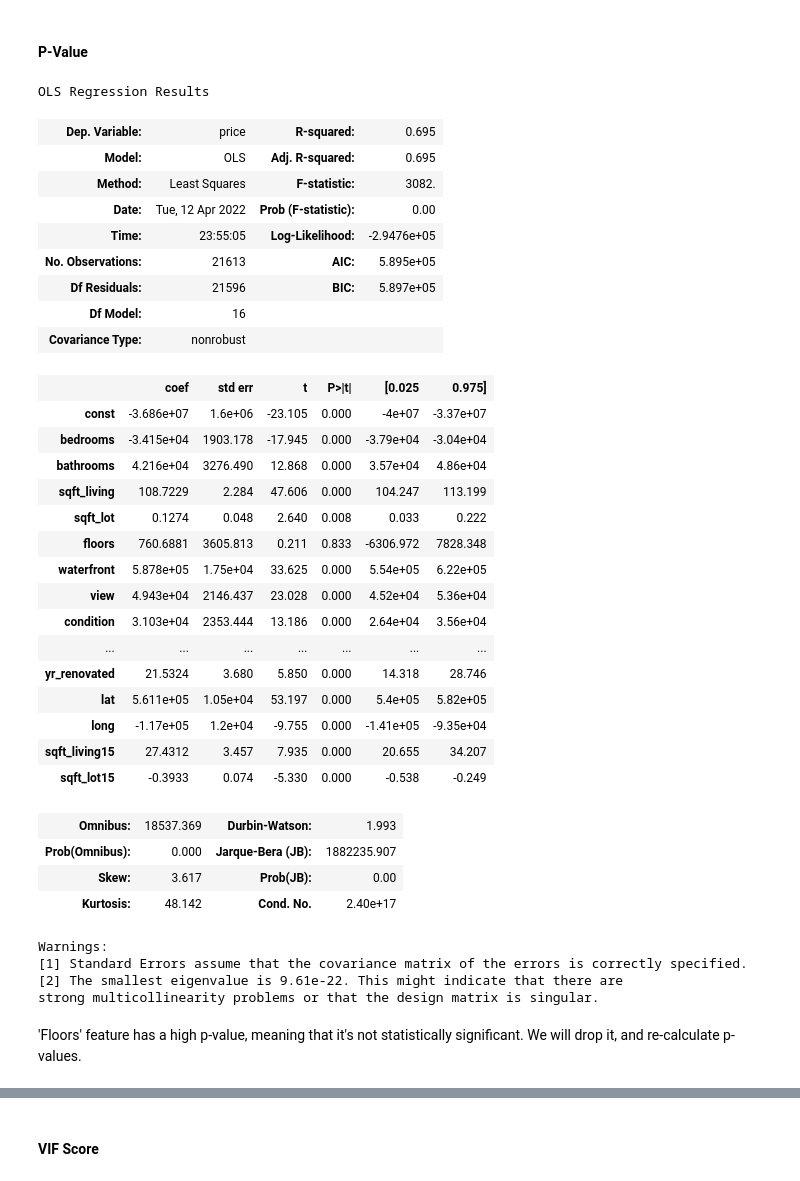
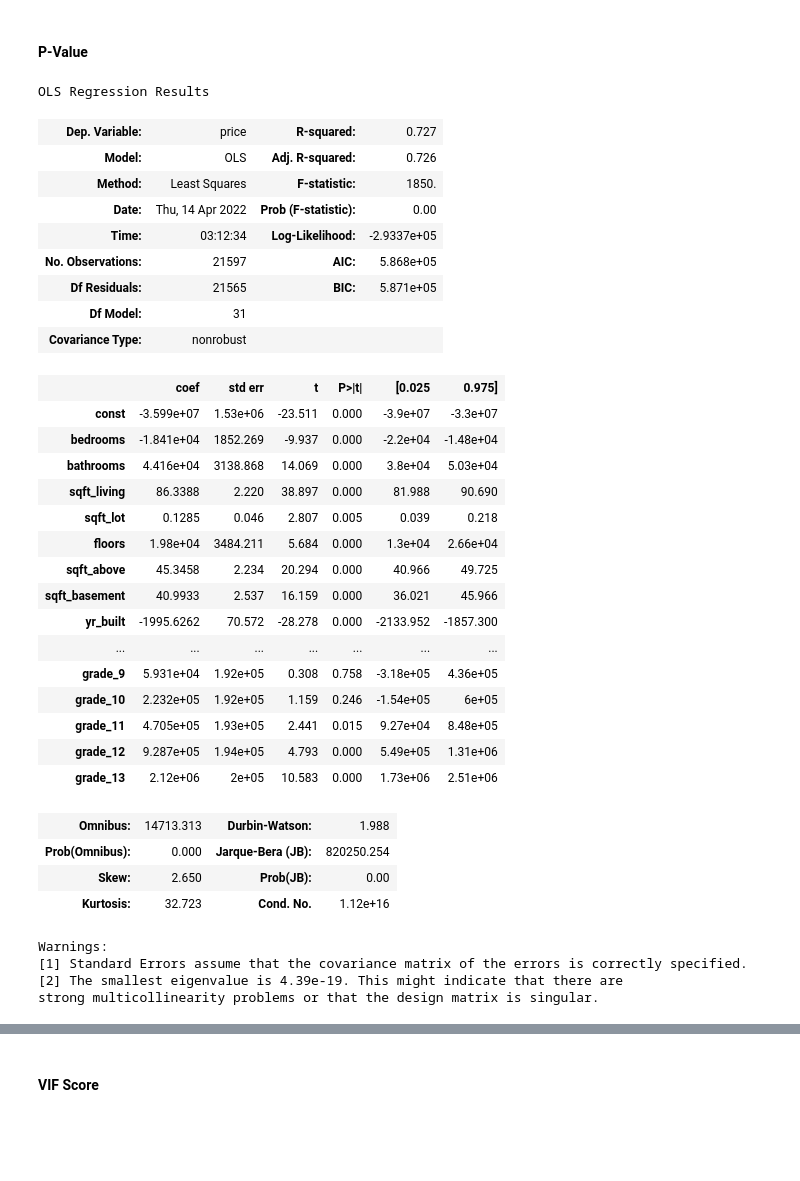
Before and after one commit to FelipeBuongermino/usa_housing, a Jupyter notebook: notebooks/USA_housing_analysis.ipynb, the cells around one changed output, grey strips where cells are left out. Drawn from its saved outputs; the diff is of its cells as text; code cells hidden in the pictures; blank space fills up the shorter version.

Commit message:
Filter methods and Wrapper Methods

```diff
--- a/notebooks/USA_housing_analysis.ipynb
+++ b/notebooks/USA_housing_analysis.ipynb
@@ -118,0 +186,3 @@ y = df['price']
+# %%
+df_cat_dum = pd.get_dummies(df_cat,columns=['waterfront', 'view', 'condition', 'grade'],drop_first=True)
+df_cat_dum
@@ -118,0 +203,3 @@ y = df['price']
+# %%
+df_concat=pd.concat([novo_df,df_cat_dum],axis=1)
+df_concat
@@ -119,43 +220,45 @@ y = df['price']
 # %% [markdown]
 #### P-Value
+# %%
+df_concat_no_price = df_concat.drop(['price'], axis=1)
+# %%
+y = df_concat['price']
 # %%
 import statsmodels.api as sm
-ols = sm.OLS(y, sm.add_constant(X)).fit()
+ols = sm.OLS(y, sm.add_constant(df_concat_no_price)).fit()
 ols.summary()
 # %% [output]
 OLS Regression Results
-| Dep. Variable: | price | R-squared: | 0.695 |
-| Model: | OLS | Adj. R-squared: | 0.695 |
-| Method: | Least Squares | F-statistic: | 3082. |
-| Date: | Tue, 12 Apr 2022 | Prob (F-statistic): | 0.00 |
-| Time: | 23:55:05 | Log-Likelihood: | -2.9476e+05 |
-| No. Observations: | 21613 | AIC: | 5.895e+05 |
-| Df Residuals: | 21596 | BIC: | 5.897e+05 |
-| Df Model: | 16 |  |  |
+| Dep. Variable: | price | R-squared: | 0.727 |
+| Model: | OLS | Adj. R-squared: | 0.726 |
+| Method: | Least Squares | F-statistic: | 1850. |
+| Date: | Thu, 14 Apr 2022 | Prob (F-statistic): | 0.00 |
+| Time: | 03:12:34 | Log-Likelihood: | -2.9337e+05 |
+| No. Observations: | 21597 | AIC: | 5.868e+05 |
+| Df Residuals: | 21565 | BIC: | 5.871e+05 |
+| Df Model: | 31 |  |  |
 | Covariance Type: | nonrobust |  |  |
 |  | coef | std err | t | P>|t| | [0.025 | 0.975] |
-| const | -3.686e+07 | 1.6e+06 | -23.105 | 0.000 | -4e+07 | -3.37e+07 |
-| bedrooms | -3.415e+04 | 1903.178 | -17.945 | 0.000 | -3.79e+04 | -3.04e+04 |
-| bathrooms | 4.216e+04 | 3276.490 | 12.868 | 0.000 | 3.57e+04 | 4.86e+04 |
-| sqft_living | 108.7229 | 2.284 | 47.606 | 0.000 | 104.247 | 113.199 |
-| sqft_lot | 0.1274 | 0.048 | 2.640 | 0.008 | 0.033 | 0.222 |
-| floors | 760.6881 | 3605.813 | 0.211 | 0.833 | -6306.972 | 7828.348 |
-| waterfront | 5.878e+05 | 1.75e+04 | 33.625 | 0.000 | 5.54e+05 | 6.22e+05 |
-| view | 4.943e+04 | 2146.437 | 23.028 | 0.000 | 4.52e+04 | 5.36e+04 |
-| condition | 3.103e+04 | 2353.444 | 13.186 | 0.000 | 2.64e+04 | 3.56e+04 |
+| const | -3.599e+07 | 1.53e+06 | -23.511 | 0.000 | -3.9e+07 | -3.3e+07 |
+| bedrooms | -1.841e+04 | 1852.269 | -9.937 | 0.000 | -2.2e+04 | -1.48e+04 |
+| bathrooms | 4.416e+04 | 3138.868 | 14.069 | 0.000 | 3.8e+04 | 5.03e+04 |
+| sqft_living | 86.3388 | 2.220 | 38.897 | 0.000 | 81.988 | 90.690 |
+| sqft_lot | 0.1285 | 0.046 | 2.807 | 0.005 | 0.039 | 0.218 |
+| floors | 1.98e+04 | 3484.211 | 5.684 | 0.000 | 1.3e+04 | 2.66e+04 |
+| sqft_above | 45.3458 | 2.234 | 20.294 | 0.000 | 40.966 | 49.725 |
+| sqft_basement | 40.9933 | 2.537 | 16.159 | 0.000 | 36.021 | 45.966 |
+| yr_built | -1995.6262 | 70.572 | -28.278 | 0.000 | -2133.952 | -1857.300 |
 | ... | ... | ... | ... | ... | ... | ... |
-| yr_renovated | 21.5324 | 3.680 | 5.850 | 0.000 | 14.318 | 28.746 |
-| lat | 5.611e+05 | 1.05e+04 | 53.197 | 0.000 | 5.4e+05 | 5.82e+05 |
-| long | -1.17e+05 | 1.2e+04 | -9.755 | 0.000 | -1.41e+05 | -9.35e+04 |
-| sqft_living15 | 27.4312 | 3.457 | 7.935 | 0.000 | 20.655 | 34.207 |
-| sqft_lot15 | -0.3933 | 0.074 | -5.330 | 0.000 | -0.538 | -0.249 |
+| grade_9 | 5.931e+04 | 1.92e+05 | 0.308 | 0.758 | -3.18e+05 | 4.36e+05 |
+| grade_10 | 2.232e+05 | 1.92e+05 | 1.159 | 0.246 | -1.54e+05 | 6e+05 |
+| grade_11 | 4.705e+05 | 1.93e+05 | 2.441 | 0.015 | 9.27e+04 | 8.48e+05 |
+| grade_12 | 9.287e+05 | 1.94e+05 | 4.793 | 0.000 | 5.49e+05 | 1.31e+06 |
+| grade_13 | 2.12e+06 | 2e+05 | 10.583 | 0.000 | 1.73e+06 | 2.51e+06 |
-| Omnibus: | 18537.369 | Durbin-Watson: | 1.993 |
-| Prob(Omnibus): | 0.000 | Jarque-Bera (JB): | 1882235.907 |
-| Skew: | 3.617 | Prob(JB): | 0.00 |
-| Kurtosis: | 48.142 | Cond. No. | 2.40e+17 |
+| Omnibus: | 14713.313 | Durbin-Watson: | 1.988 |
+| Prob(Omnibus): | 0.000 | Jarque-Bera (JB): | 820250.254 |
+| Skew: | 2.650 | Prob(JB): | 0.00 |
+| Kurtosis: | 32.723 | Cond. No. | 1.12e+16 |
 Warnings:
 [1] Standard Errors assume that the covariance matrix of the errors is correctly specified.
-[2] The smallest eigenvalue is 9.61e-22. This might indicate that there are
+[2] The smallest eigenvalue is 4.39e-19. This might indicate that there are
 strong multicollinearity problems or that the design matrix is singular.
-# %% [markdown]
-'Floors' feature has a high p-value, meaning that it's not statistically significant. We will drop it, and re-calculate p-values.
```
Also changed, not shown: parts of 104 cells of this notebook.
